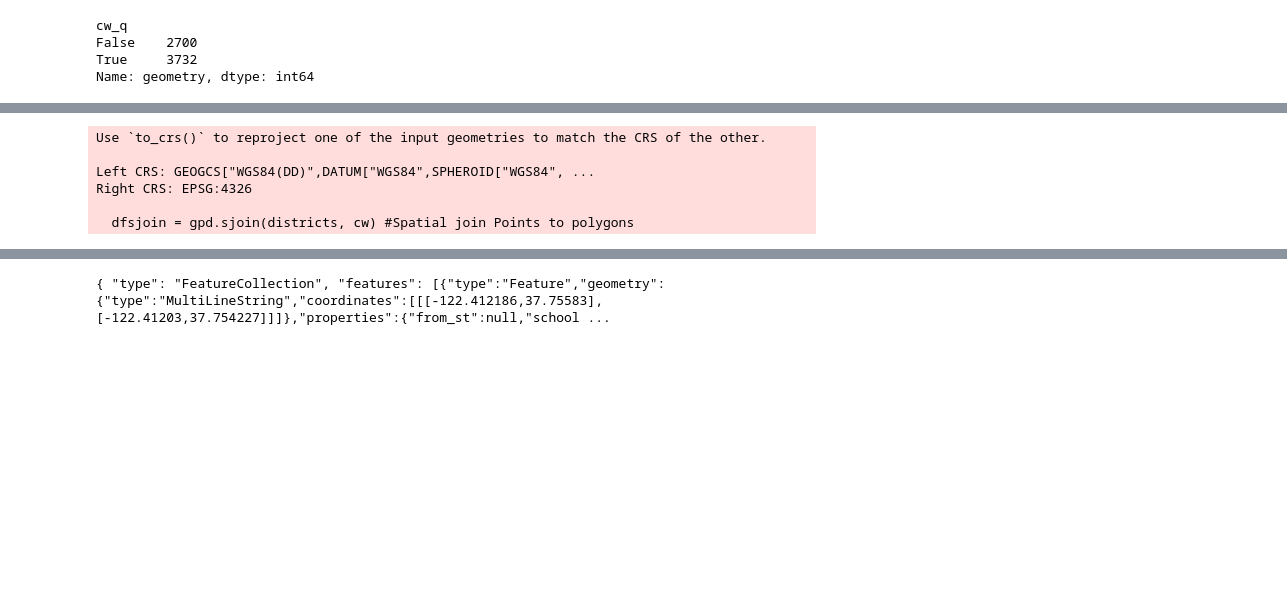
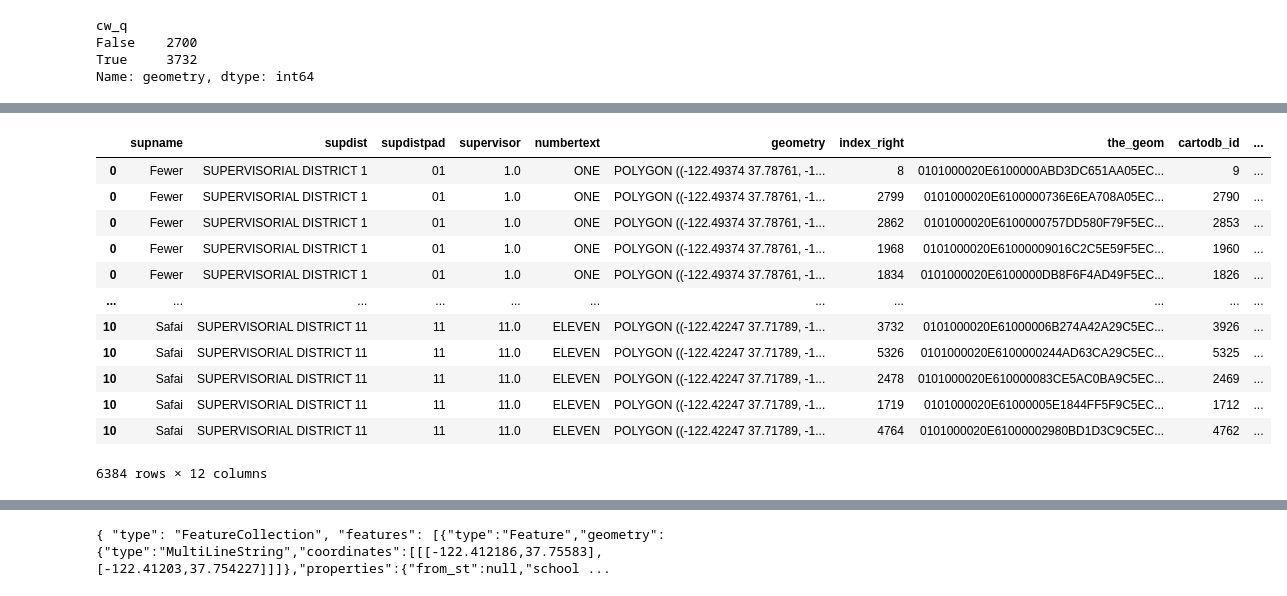
Before and after one commit to hua-mike/cp255-project, a Jupyter notebook: cp255-project-nb.ipynb, the cells around one changed output, grey strips where cells are left out. Saved outputs shown, nothing was run; the diff lists cells and outputs as text; code cells hidden in the pictures; blank space fills up the shorter version.

```diff
--- a/cp255-project-nb.ipynb
+++ b/cp255-project-nb.ipynb
@@ -56,13 +62,18 @@ TypeError: 'CRS' object is not callable
-# %%
-dfsjoin = gpd.sjoin(districts, cw) #Spatial join Points to polygons
-# dfpivot = pd.pivot_table(dfsjoin,index='PolyID',columns='Food',aggfunc={'Food':len})
-# dfpivot.columns = dfpivot.columns.droplevel()
-
-# dfpolynew = districts.merge(dfpivot, how='left', on='PolyID')
-# %% [output]
-Use `to_crs()` to reproject one of the input geometries to match the CRS of the other.
-
-Left CRS: GEOGCS["WGS84(DD)",DATUM["WGS84",SPHEROID["WGS84", ...
-Right CRS: EPSG:4326
-
-  dfsjoin = gpd.sjoin(districts, cw) #Spatial join Points to polygons
+# %%
+dfsjoin = gpd.sjoin(districts, cw) #Spatial join Points to polygons
+dfsjoin['cw_q'] = dfsjoin['cw_q'].map({True: 'yes_cw', False: 'no_cw'})
+dfsjoin
+# %% [output]
+|  | supname | supdist | supdistpad | supervisor | numbertext | geometry | index_right | the_geom | cartodb_id | ... |
+| 0 | Fewer | SUPERVISORIAL DISTRICT 1 | 01 | 1.0 | ONE | POLYGON ((-122.49374 37.78761, -1... | 8 | 0101000020E6100000ABD3DC651AA05EC... | 9 | ... |
+| 0 | Fewer | SUPERVISORIAL DISTRICT 1 | 01 | 1.0 | ONE | POLYGON ((-122.49374 37.78761, -1... | 2799 | 0101000020E6100000736E6EA708A05EC... | 2790 | ... |
+| 0 | Fewer | SUPERVISORIAL DISTRICT 1 | 01 | 1.0 | ONE | POLYGON ((-122.49374 37.78761, -1... | 2862 | 0101000020E6100000757DD580F79F5EC... | 2853 | ... |
+| 0 | Fewer | SUPERVISORIAL DISTRICT 1 | 01 | 1.0 | ONE | POLYGON ((-122.49374 37.78761, -1... | 1968 | 0101000020E61000009016C2C5E59F5EC... | 1960 | ... |
+| 0 | Fewer | SUPERVISORIAL DISTRICT 1 | 01 | 1.0 | ONE | POLYGON ((-122.49374 37.78761, -1... | 1834 | 0101000020E6100000DB8F6F4AD49F5EC... | 1826 | ... |
+| ... | ... | ... | ... | ... | ... | ... | ... | ... | ... | ... |
+| 10 | Safai | SUPERVISORIAL DISTRICT 11 | 11 | 11.0 | ELEVEN | POLYGON ((-122.42247 37.71789, -1... | 3732 | 0101000020E61000006B274A42A29C5EC... | 3926 | ... |
+| 10 | Safai | SUPERVISORIAL DISTRICT 11 | 11 | 11.0 | ELEVEN | POLYGON ((-122.42247 37.71789, -1... | 5326 | 0101000020E6100000244AD63CA29C5EC... | 5325 | ... |
+| 10 | Safai | SUPERVISORIAL DISTRICT 11 | 11 | 11.0 | ELEVEN | POLYGON ((-122.42247 37.71789, -1... | 2478 | 0101000020E610000083CE5AC0BA9C5EC... | 2469 | ... |
+| 10 | Safai | SUPERVISORIAL DISTRICT 11 | 11 | 11.0 | ELEVEN | POLYGON ((-122.42247 37.71789, -1... | 1719 | 0101000020E61000005E1844FF5F9C5EC... | 1712 | ... |
+| 10 | Safai | SUPERVISORIAL DISTRICT 11 | 11 | 11.0 | ELEVEN | POLYGON ((-122.42247 37.71789, -1... | 4764 | 0101000020E61000002980BD1D3C9C5EC... | 4762 | ... |
+6384 rows × 12 columns
```
Also changed, not shown: parts of 3 cells of this notebook.
